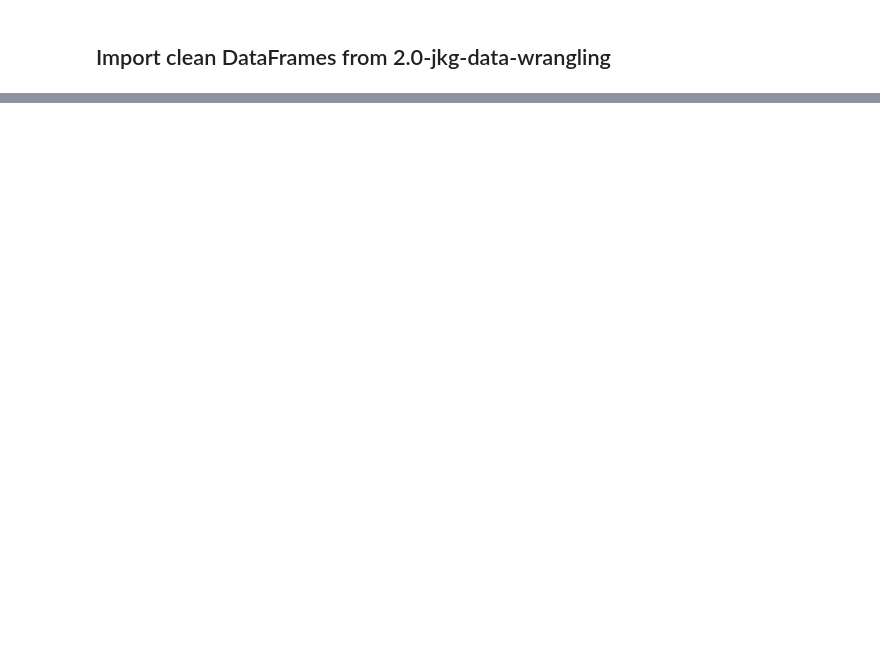
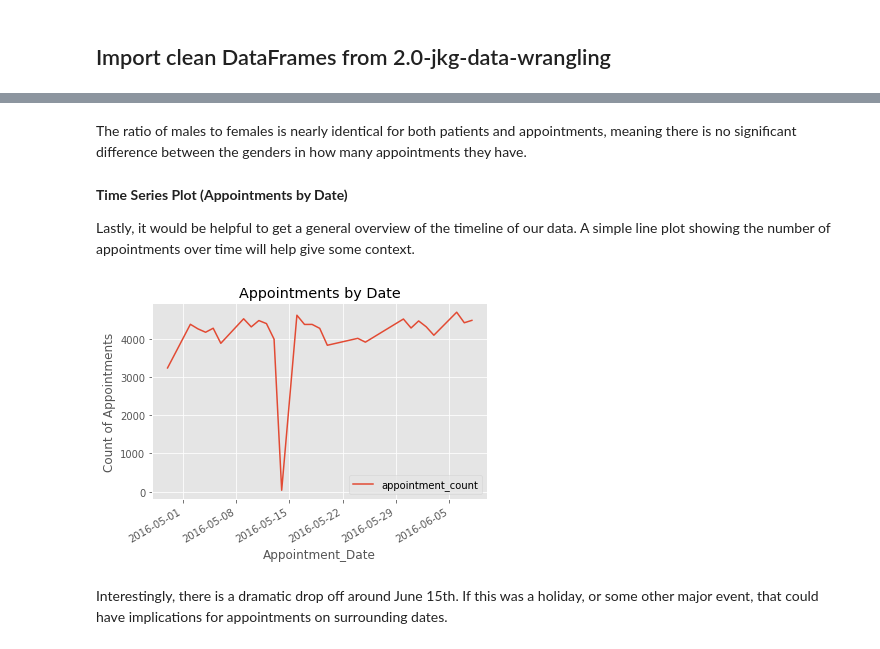
Before and after one commit to jkgerig/springboard_capstone_1, a Jupyter notebook: notebooks/3.0-jkg-data-story.ipynb, the cells around one changed output, grey strips where cells are left out. Drawn from its saved outputs; the diff is of its cells as text; code cells hidden in the pictures; blank space fills up the shorter version.

Commit message:
finish data story

```diff
--- a/notebooks/3.0-jkg-data-story.ipynb
+++ b/notebooks/3.0-jkg-data-story.ipynb
@@ -41,0 +89,15 @@ df_appointments = pd.read_pickle('../data/interim/appointments_df.pickle')
+# %% [markdown]
+The ratio of males to females is nearly identical for both patients and appointments, meaning there is no significant difference between the genders in how many appointments they have.
+# %% [markdown]
+**Time Series Plot (Appointments by Date)**
+
+Lastly, it would be helpful to get a general overview of the timeline of our data. A simple line plot showing the number of appointments over time will help give some context.
+# %%
+appointments_by_date = df_appointments.groupby('Appointment_Date').size().reset_index(name='appointment_count').set_index('Appointment_Date')
+
+_ = appointments_by_date.plot(title='Appointments by Date')
+_ = plt.ylabel('Count of Appointments')
+# %% [output]
+[figure, added]
+# %% [markdown]
+Interestingly, there is a dramatic drop off around June 15th. If this was a holiday, or some other major event, that could have implications for appointments on surrounding dates.
```
Also changed, not shown: parts of 20 cells of this notebook.
